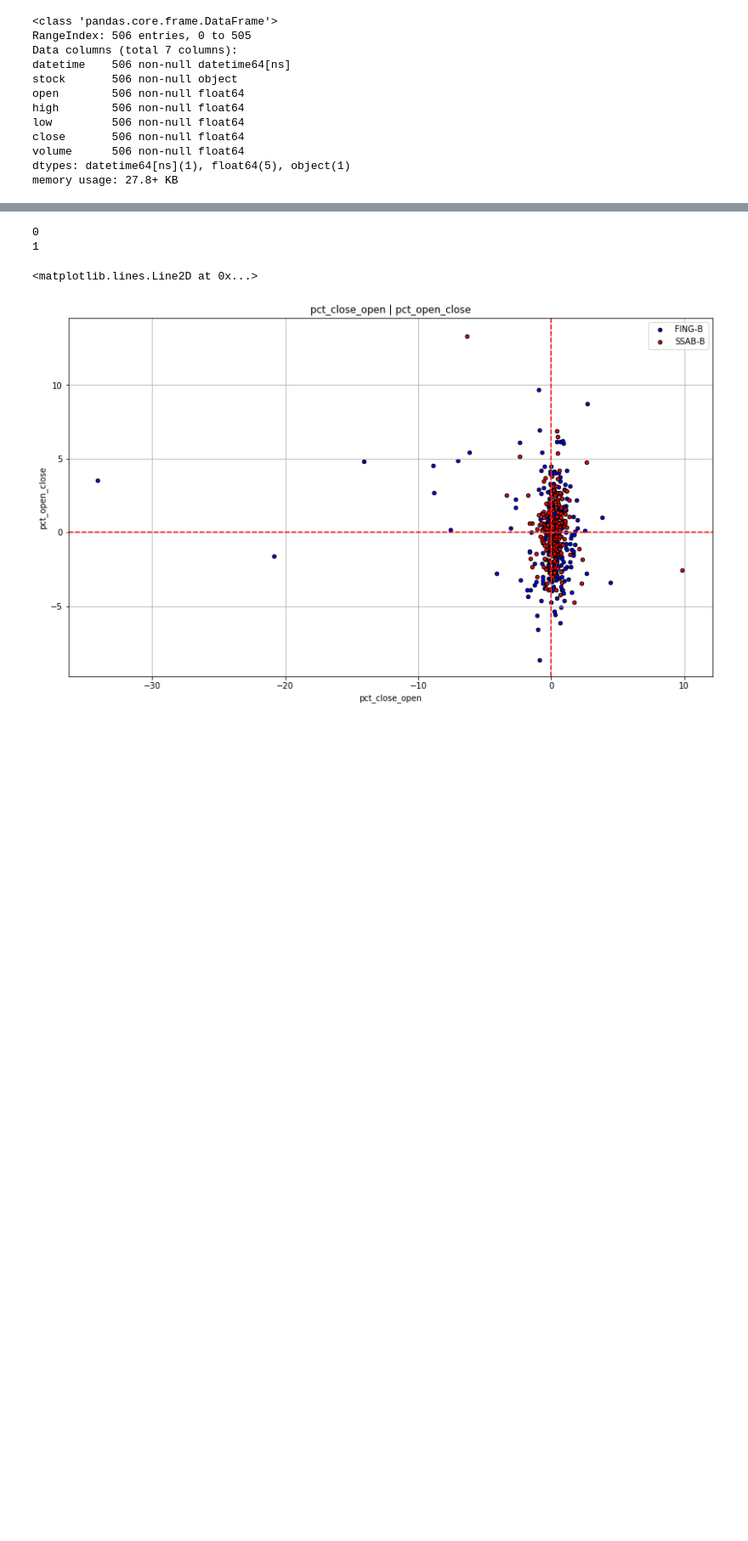
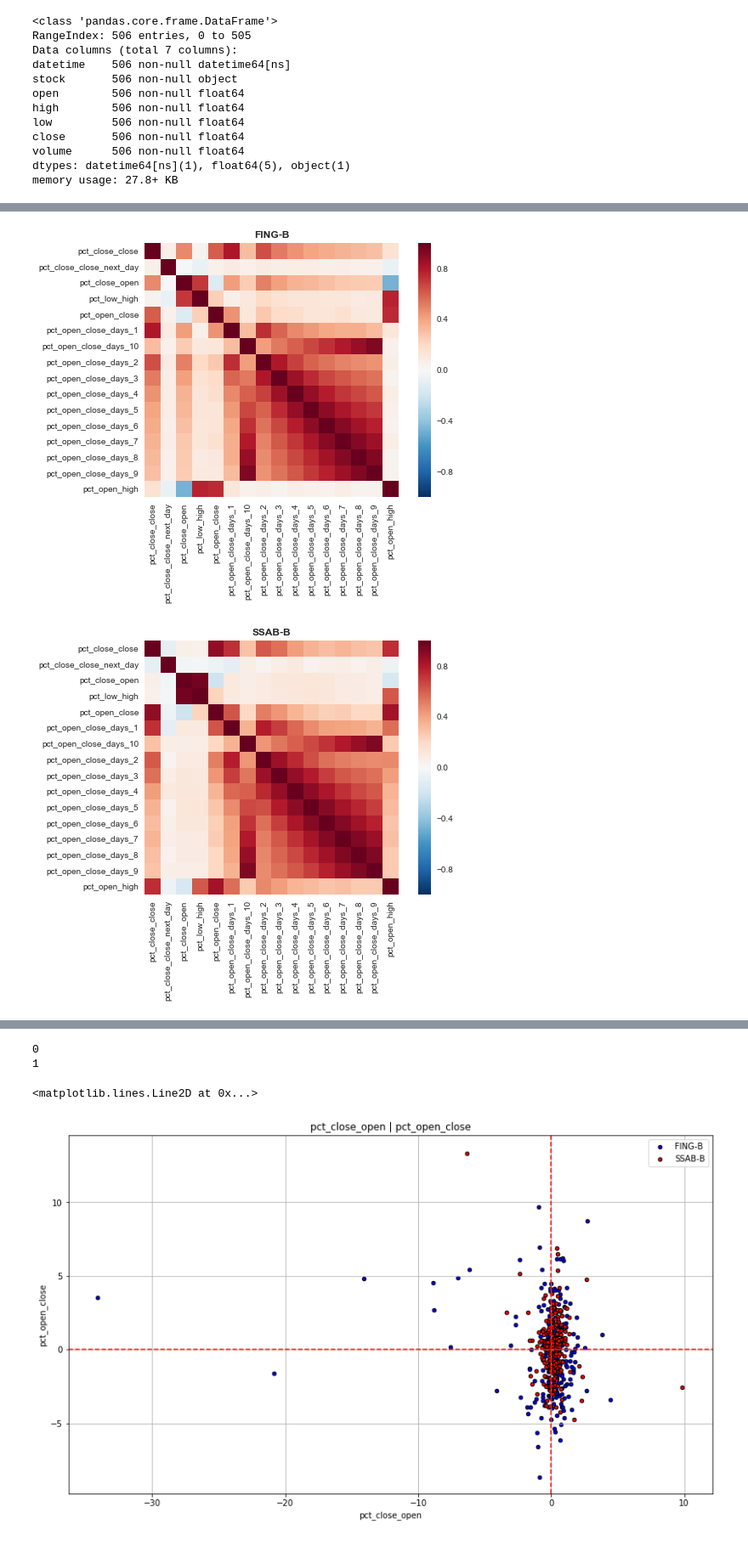
Before and after one commit to Hjartarson/stock-market, a Jupyter notebook: make-report-daily-ticks.ipynb, the cells around one changed output, grey strips where cells are left out. Shown: that part at 85% size. Cells and saved outputs as stored; diff of their text form; code cells hidden in the pictures; blank space fills up the shorter version.

```diff
--- a/make-report-daily-ticks.ipynb
+++ b/make-report-daily-ticks.ipynb
@@ -79,0 +97,3 @@ df_stock.head()
+# %%
+df_stock_swap = df_stock.swaplevel(axis=1)
+df_stock_swap.head()
@@ -79,0 +110,15 @@ df_stock.head()
+# %%
+#CHECK CORRELATION BETWEEN MEASURES
+import seaborn as sns
+
+corr_var = [x for x in np.unique(df_stock.columns.get_level_values(level=0)) if 'pct' in x]
+
+for stock in stocks:
+    f, ax = plt.subplots(1,1)
+    corr = df_stock_swap[stock][corr_var].corr()
+    sns.heatmap(corr,square=True, ax=ax)
+    ax.set_title(stock)
+    f.savefig(stock+'.png', dpi=100,bbox_inches='tight')
+# %% [output]
+[figure, added]
+[figure, added]
```
Also changed, not shown: parts of 7 cells of this notebook, 2 other files.
